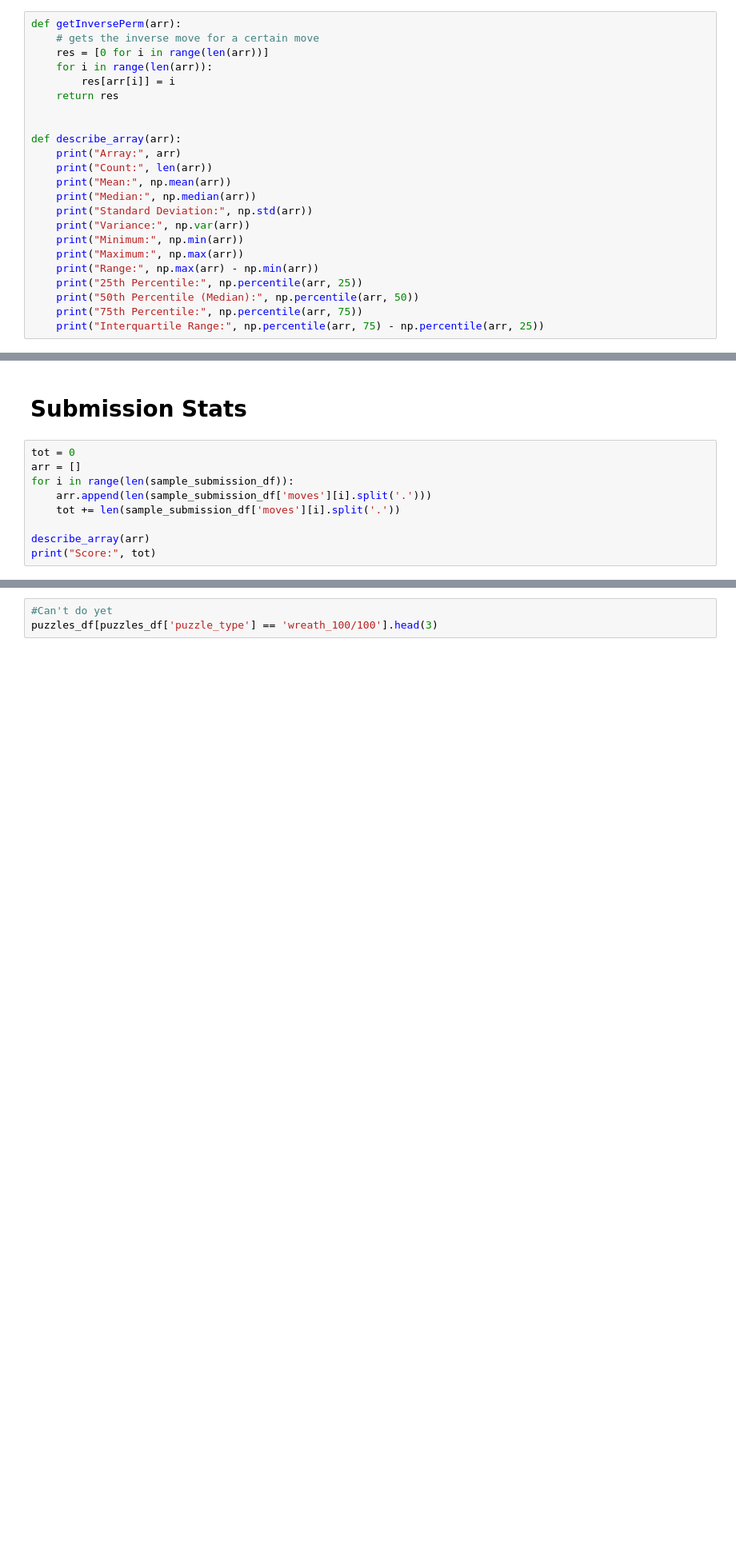
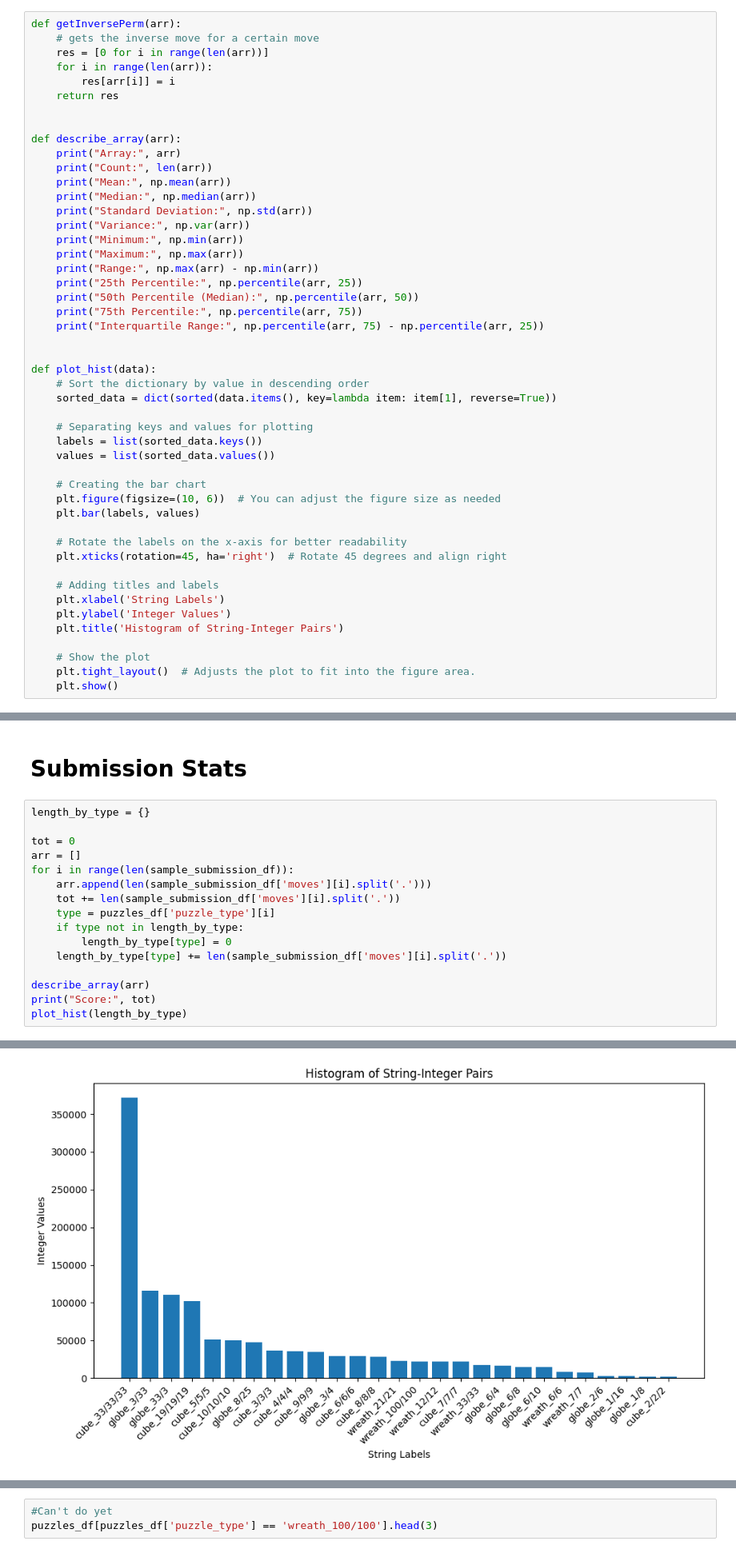
Before and after one commit to timothygao8710/Polytope-Permutation-Puzzle, a Jupyter notebook: Stats.ipynb, the cells around one changed output, grey strips where cells are left out. Shown: that part at 80% size. Drawn from its saved outputs; the diff is of its cells as text; blank space fills up the shorter version.

```diff
--- a/Stats.ipynb
+++ b/Stats.ipynb
@@ -36,6 +36,31 @@ def describe_array(arr):
     print("50th Percentile (Median):", np.percentile(arr, 50))
     print("75th Percentile:", np.percentile(arr, 75))
     print("Interquartile Range:", np.percentile(arr, 75) - np.percentile(arr, 25))
+
+
+def plot_hist(data):
+    # Sort the dictionary by value in descending order
+    sorted_data = dict(sorted(data.items(), key=lambda item: item[1], reverse=True))
+
+    # Separating keys and values for plotting
+    labels = list(sorted_data.keys())
+    values = list(sorted_data.values())
+
+    # Creating the bar chart
+    plt.figure(figsize=(10, 6))  # You can adjust the figure size as needed
+    plt.bar(labels, values)
+
+    # Rotate the labels on the x-axis for better readability
+    plt.xticks(rotation=45, ha='right')  # Rotate 45 degrees and align right
+
+    # Adding titles and labels
+    plt.xlabel('String Labels')
+    plt.ylabel('Integer Values')
+    plt.title('Histogram of String-Integer Pairs')
+
+    # Show the plot
+    plt.tight_layout()  # Adjusts the plot to fit into the figure area.
+    plt.show()
 # %%
 # File paths
 puzzle_info_path = 'puzzle_info.csv'
@@ -133,27 +158,35 @@ reference_solution
 # %% [markdown]
 # Submission Stats
 # %%
+length_by_type = {}
+
 tot = 0
 arr = []
 for i in range(len(sample_submission_df)):
     arr.append(len(sample_submission_df['moves'][i].split('.')))
     tot += len(sample_submission_df['moves'][i].split('.'))
+    type = puzzles_df['puzzle_type'][i]
+    if type not in length_by_type:
+        length_by_type[type] = 0
+    length_by_type[type] += len(sample_submission_df['moves'][i].split('.'))
 
 describe_array(arr)
 print("Score:", tot)
+plot_hist(length_by_type)
 # %% [output]
 Array: [2, 63, 62, 92, 70, 54, 68, 83, 98, 76, 66, 63, 72, 131, 96, 68, 63, 62, 89, 82, 112, 96, 63, 53, 99, 61, 93, 73, 83, 82, 300, 392, 268, 239, 304, 440, 267, 299, 237, 408, 259, 296, 208, 229, 6 ...
 Count: 398
 Mean: 3066.809045226131
 Median: 473.5
 Standard Deviation: 11801.981539768813
 Variance: 139286768.26504382
 Minimum: 2
 Maximum: 139629
 Range: 139627
 25th Percentile: 292.75
 50th Percentile (Median): 473.5
 75th Percentile: 1513.0
 Interquartile Range: 1220.25
 Score: 1220590
+[figure, added]
 # %%
```
Also changed, not shown: parts of 2 cells of this notebook, 2 other files.
